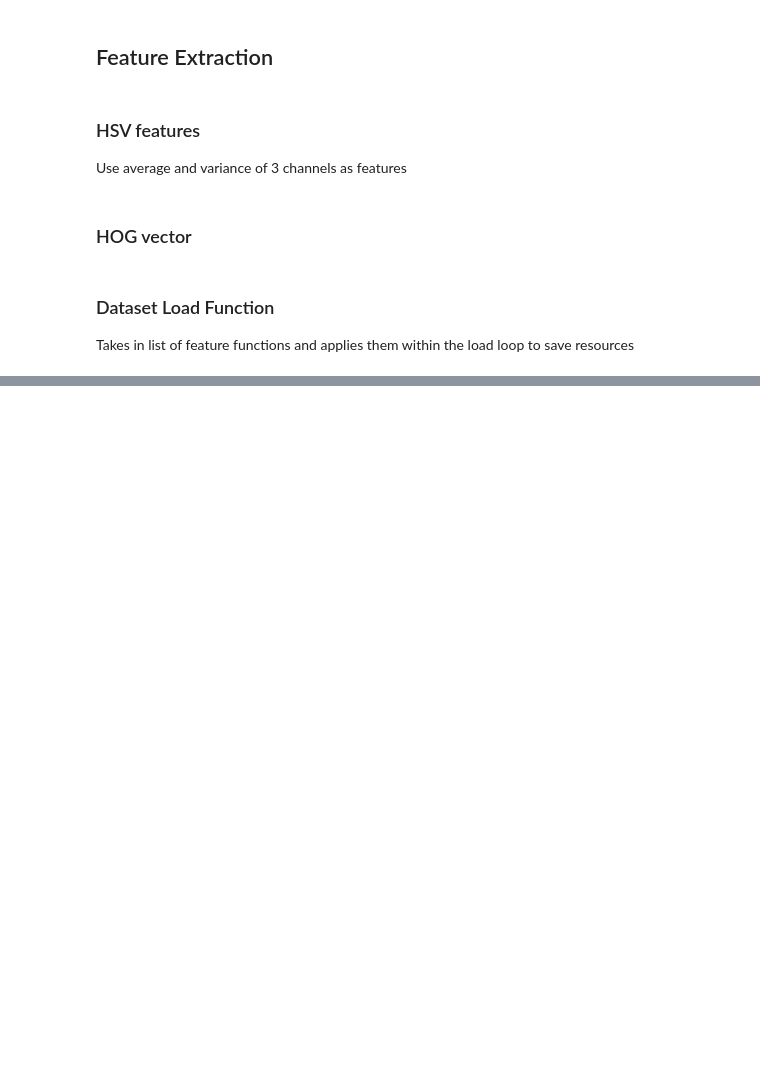
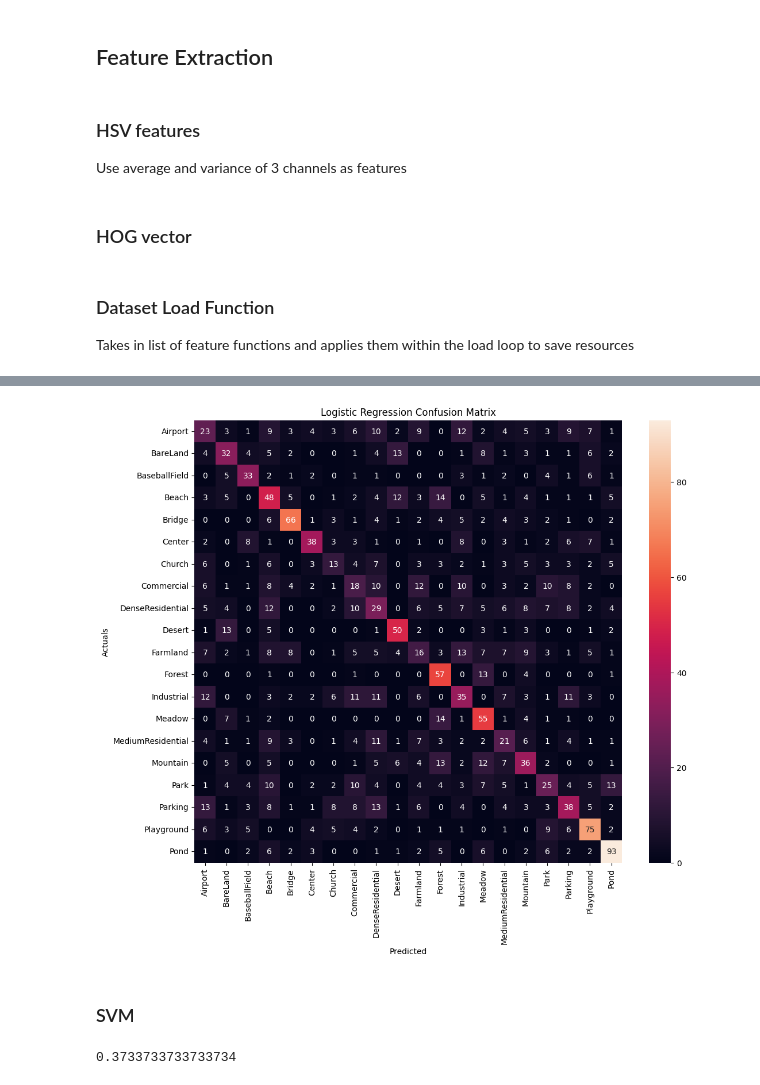
Before and after one commit to kdai11830/w281-final, a Jupyter notebook: feature_engineering.ipynb, the cells around one changed output, grey strips where cells are left out. Saved outputs shown, nothing was run; the diff lists cells and outputs as text; code cells hidden in the pictures; blank space fills up the shorter version.

```diff
--- a/feature_engineering.ipynb
+++ b/feature_engineering.ipynb
@@ -133,3 +104,6 @@ np.append(np.array(data['Airport']),np.array(data['BareLand']), axis=0).shape
-# %%
-features = {}
-extract_hsv_features(dataset, features)
+# %%
+# train test split
+X_train, X_test, Y_train, Y_test, features_train, features_test = train_test_split(X, Y, features, test_size=0.3)
+print(X_train.shape, X_test.shape)
+print(Y_train.shape, Y_test.shape)
+print(features_train.shape, features_test.shape)
@@ -135,0 +134,5 @@ extract_hsv_features(dataset, features)
+# %%
+pca_features_train = np.append(features_train_scaled[:,:6], train_transformed, axis=1)
+pca_features_test = np.append(features_test_scaled[:,:6], test_transformed, axis=1)
+print(pca_features_train.shape)
+print(pca_features_test.shape)
@@ -135,0 +253,12 @@ extract_hsv_features(dataset, features)
+# %%
+lr = LogisticRegression()
+lr_params = {
+    'penalty':['l1','l2'],
+    'tol':[1e-5, 1e-4, 1e-3, 1e-2],
+    'C':[0.2, 0.5, 1.0, 1.5, 2],
+    'max_iter':[50,100,150,200]
+}
+
+lr_model = GridSearchCV(lr, lr_params)
+lr_model.fit(pca_features_train, Y_train)
+lr_model.score(pca_features_test, Y_test)
@@ -135,0 +284,32 @@ extract_hsv_features(dataset, features)
+# %%
+# deriving confusion matrix from Y prediction of test set
+Y_pred = lr_model.predict(pca_features_test)
+conf_matrix = confusion_matrix(Y_test, Y_pred)
+labels = [x for _, x in sorted(zip(idx_to_cl.keys(), idx_to_cl.values()))]
+conf_df = pd.DataFrame(conf_matrix, index=labels, columns=labels)
+
+# plotting confusion matrix
+plt.figure(figsize=(12,10))
+sns.heatmap(conf_df, annot=True)
+plt.title('Logistic Regression Confusion Matrix')
+plt.ylabel('Actuals')
+plt.xlabel('Predicted')
+plt.show()
+# %% [output]
+[figure, added]
+# %% [markdown]
+### SVM
+# %%
+# svm = SVC()
+# svm_params = {
+#     'C':[0.2,0.5,1.0,2.0],
+#     'kernel':['linear','poly','rbg','sigmoid'],
+#     'degree':[3,5,7,9],
+#     'tol':[1e-5, 1e-4, 1e-3, 1e-2]
+# }
+# svm_model = GridSearchCV(svm, svm_params)
+svm_model = SVC()
+svm_model.fit(pca_features_train, Y_train)
+svm_model.score(pca_features_test, Y_test)
+# %% [output]
+0.3733733733733734
```
Also changed, not shown: parts of 26 cells of this notebook.
